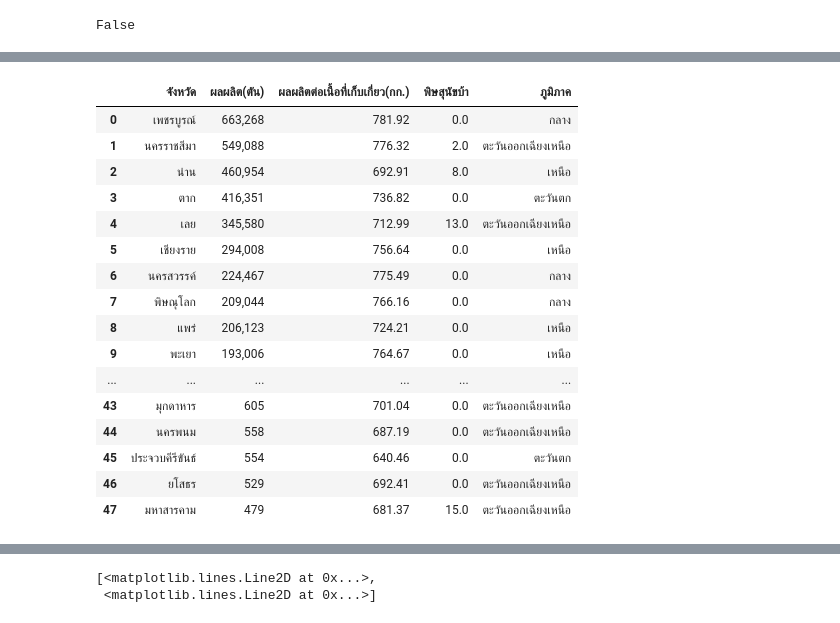
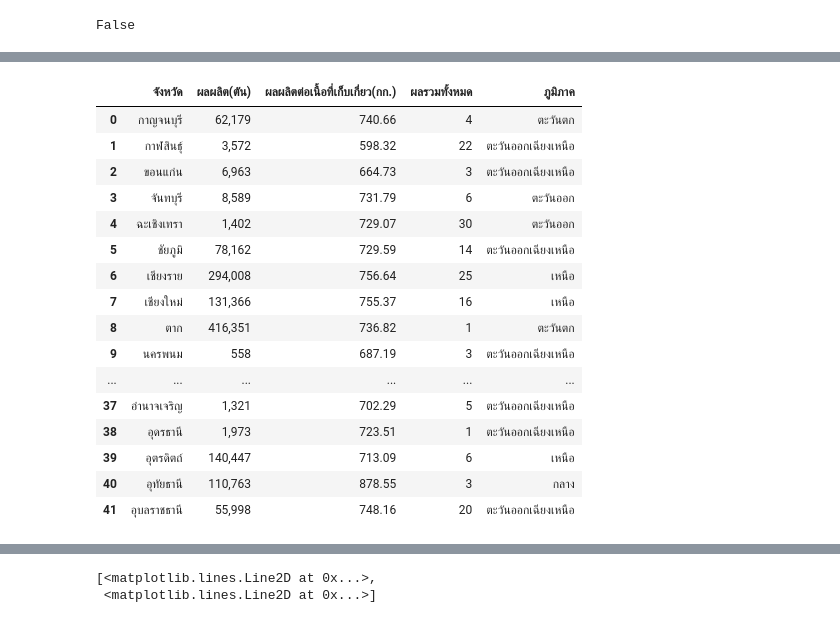
Before and after one commit to ChakritKammason/DPDM, a Jupyter notebook: DWDM_Project_By_CH.ipynb, the cells around one changed output, grey strips where cells are left out. Saved outputs shown, nothing was run; the diff lists cells and outputs as text; code cells hidden in the pictures.

```diff
--- a/DWDM_Project_By_CH.ipynb
+++ b/DWDM_Project_By_CH.ipynb
@@ -38,5 +40,5 @@ local = os.path.join(base_path,'Local.csv')
 # %%
-AnimalsCorn_df = pd.read_csv(AnimalsCorn)
+AnimalCorn_df = pd.read_excel(AnimalsCorn)
 AnimalsPlagues_df = pd.read_csv(AnimalsPlagues)
-local_df = pd.read_csv(local)
+local_df = pd.read_excel(local)
 # %%
@@ -69,9 +71,9 @@ local_df.head()
 # %% [markdown]
 รวมตาราง โดยใช้จังหวัดเป็นตัวเชื่อม
 # %%
-#ACP = pd.merge(AnimalsCorn_df,AnimalsPlagues_df,on='จังหวัด')
+table = pd.merge(AnimalsPlagues_df,AnimalsCorn_df,on='จังหวัด')
 # %%
 #ACPL = pd.merge(ACP,local_df,on='จังหวัด')
-table = AnimalsCorn_df.merge(AnimalsPlagues_df,how='left',left_on='จังหวัด',right_on='จังหวัด')
+#table = AnimalsCorn_df.merge(AnimalsPlagues_df,how='left',left_on='จังหวัด',right_on='จังหวัด')
 table.head()
 # %% [output]
@@ -167,6 +169,7 @@ table1.isnull().any().any()
 # %% [output]
 False
 # %%
-table2 = table1.merge(local_df,how='left',left_on='จังหวัด',right_on='จังหวัด')
+#table2 = table1.merge(local_df,how='left',left_on='จังหวัด',right_on='จังหวัด')
+table2 = pd.merge(table1,local_df,on='จังหวัด')
 table2.head()
 # %% [output]
@@ -223,22 +226,22 @@ table2.dropna()
 # %%
-table3 = table2[['จังหวัด', 'ผลผลิต(ตัน)', 'ผลผลิตต่อเนื้อที่เก็บเกี่ยว(กก.)', 'พิษสุนัขบ้า','ภูมิภาค']]
+table3 = table2[['จังหวัด', 'ผลผลิต(ตัน)', 'ผลผลิตต่อเนื้อที่เก็บเกี่ยว(กก.)', 'ผลรวมทั้งหมด','ภูมิภาค']] #เลือก collum ที่ต้องการนำไปวิเคราะห์ผล
 table3
 # %% [output]
-|  | จังหวัด | ผลผลิต(ตัน) | ผลผลิตต่อเนื้อที่เก็บเกี่ยว(กก.) | พิษสุนัขบ้า | ภูมิภาค |
-| 0 | เพชรบูรณ์ | 663,268 | 781.92 | 0.0 | กลาง |
-| 1 | นครราชสีมา | 549,088 | 776.32 | 2.0 | ตะวันออกเฉียงเหนือ |
-| 2 | น่าน | 460,954 | 692.91 | 8.0 | เหนือ |
-| 3 | ตาก | 416,351 | 736.82 | 0.0 | ตะวันตก |
-| 4 | เลย | 345,580 | 712.99 | 13.0 | ตะวันออกเฉียงเหนือ |
-| 5 | เชียงราย | 294,008 | 756.64 | 0.0 | เหนือ |
-| 6 | นครสวรรค์ | 224,467 | 775.49 | 0.0 | กลาง |
-| 7 | พิษณุโลก | 209,044 | 766.16 | 0.0 | กลาง |
-| 8 | แพร่ | 206,123 | 724.21 | 0.0 | เหนือ |
-| 9 | พะเยา | 193,006 | 764.67 | 0.0 | เหนือ |
+|  | จังหวัด | ผลผลิต(ตัน) | ผลผลิตต่อเนื้อที่เก็บเกี่ยว(กก.) | ผลรวมทั้งหมด | ภูมิภาค |
+| 0 | กาญจนบุรี | 62,179 | 740.66 | 4 | ตะวันตก |
+| 1 | กาฬสินธุ์ | 3,572 | 598.32 | 22 | ตะวันออกเฉียงเหนือ |
+| 2 | ขอนแก่น | 6,963 | 664.73 | 3 | ตะวันออกเฉียงเหนือ |
+| 3 | จันทบุรี | 8,589 | 731.79 | 6 | ตะวันออก |
+| 4 | ฉะเชิงเทรา | 1,402 | 729.07 | 30 | ตะวันออก |
+| 5 | ชัยภูมิ | 78,162 | 729.59 | 14 | ตะวันออกเฉียงเหนือ |
+| 6 | เชียงราย | 294,008 | 756.64 | 25 | เหนือ |
+| 7 | เชียงใหม่ | 131,366 | 755.37 | 16 | เหนือ |
+| 8 | ตาก | 416,351 | 736.82 | 1 | ตะวันตก |
+| 9 | นครพนม | 558 | 687.19 | 3 | ตะวันออกเฉียงเหนือ |
 | ... | ... | ... | ... | ... | ... |
-| 43 | มุกดาหาร | 605 | 701.04 | 0.0 | ตะวันออกเฉียงเหนือ |
-| 44 | นครพนม | 558 | 687.19 | 0.0 | ตะวันออกเฉียงเหนือ |
-| 45 | ประจวบคีรีขันธ์ | 554 | 640.46 | 0.0 | ตะวันตก |
-| 46 | ยโสธร | 529 | 692.41 | 0.0 | ตะวันออกเฉียงเหนือ |
-| 47 | มหาสารคาม | 479 | 681.37 | 15.0 | ตะวันออกเฉียงเหนือ |
+| 37 | อำนาจเจริญ | 1,321 | 702.29 | 5 | ตะวันออกเฉียงเหนือ |
+| 38 | อุดรธานี | 1,973 | 723.51 | 1 | ตะวันออกเฉียงเหนือ |
+| 39 | อุตรดิตถ์ | 140,447 | 713.09 | 6 | เหนือ |
+| 40 | อุทัยธานี | 110,763 | 878.55 | 3 | กลาง |
+| 41 | อุบลราชธานี | 55,998 | 748.16 | 20 | ตะวันออกเฉียงเหนือ |
 # %%
```
Also changed, not shown: parts of 49 cells of this notebook.
